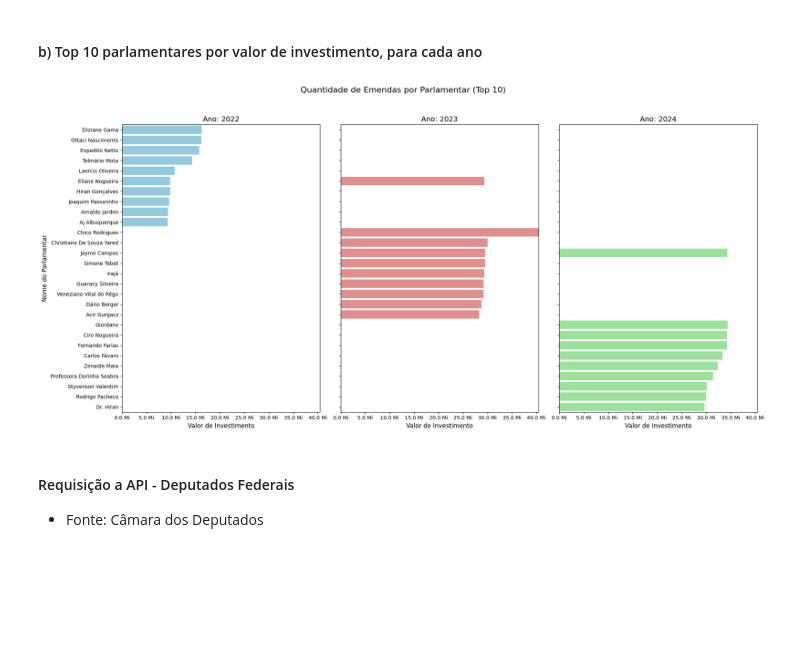
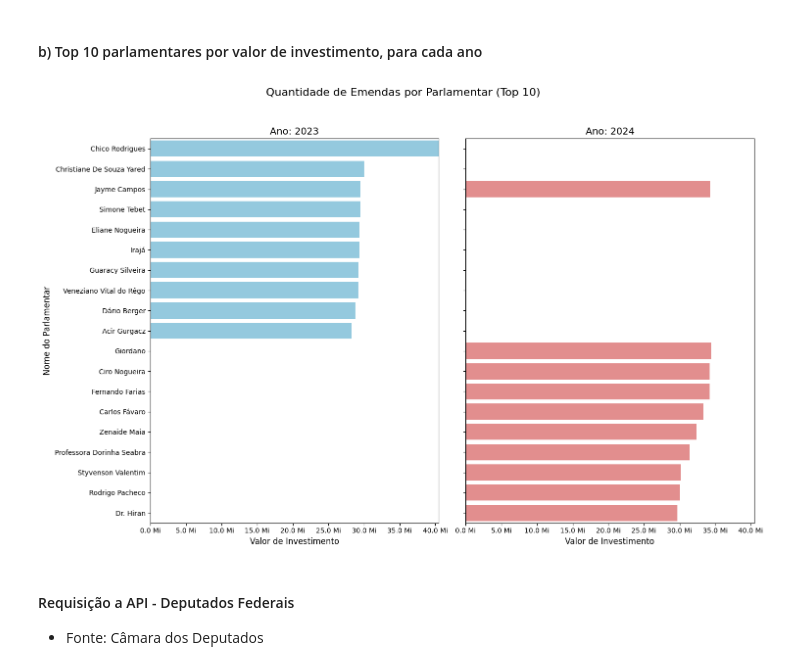
Before and after one commit to halisson-gomides/bootcamps, a Jupyter notebook: X_FNTU_2025/API_especiais_consumindo_dados.ipynb, the cells around one changed output. Saved outputs shown, nothing was run; the diff lists cells and outputs as text; code cells hidden in the pictures; blank space fills up the shorter version.

```diff
--- a/X_FNTU_2025/API_especiais_consumindo_dados.ipynb
+++ b/X_FNTU_2025/API_especiais_consumindo_dados.ipynb
@@ -94,6 +94,8 @@ def api_request(method, url, headers=None, params=None, data=None, json=None, re
             return response.json()
         elif resp_type == 'text':
             return response.text
+        elif resp_type == 'headers':
+            return response.headers
         return response
     except requests.exceptions.RequestException as e:
         print(f"Erro na requisição: {e.__repr__()}")
@@ -176,24 +250,24 @@ df_paes_raw.to_excel('trans_especiais_2022_2024.xlsx', index=False)
 # %%
-df_paes_raw = pd.read_excel('trans_especiais_2022_2024.xlsx', dtype=str)
-df_paes_raw.head()
+df_paes_full = pd.read_excel('trans_especiais_2022_2024.xlsx', dtype=str)
+df_paes_full.head()
 # %% [markdown]
 #### a) Top 10 parlamentares por quantidade de emendas, para cada ano.
 # %%
 # a) Top 10 parlamentares por quantidade de emendas, para cada ano.
-# prompt: baseado no dataframe df_paes_raw, gere 03 gráficos de qtd de emendas por nome_parlamentar_emenda_plano_acao, um para cada ano_emenda_parlamentar_plano_acao.
+# prompt: baseado no dataframe df_paes_full, gere 03 gráficos de qtd de emendas por nome_parlamentar_emenda_plano_acao, um para cada ano_emenda_parlamentar_plano_acao.
 # O gráfico deve ser de barras horizontais, com o nome do parlamentar no eixo Y, com barras agrupadas representando as quantidades de cada ano.
 # Ordene por qtd de emendas do maior para o menor, e exiba apenas os top 10. Exiba cada gráfico em um quadrante e varie as cores das barras para cada ano.
 
 
 # Convertendo a coluna 'ano_emenda_parlamentar_plano_acao' para numérico
-df_paes_raw['ano_emenda_parlamentar_plano_acao'] = pd.to_numeric(df_paes_raw['ano_emenda_parlamentar_plano_acao'], errors='coerce')
+df_paes_full['ano_emenda_parlamentar_plano_acao'] = pd.to_numeric(df_paes_full['ano_emenda_parlamentar_plano_acao'], errors='coerce')
 
 # Agrupando os dados e ordenando
-emendas_por_parlamentar = df_paes_raw.groupby(['nome_parlamentar_emenda_plano_acao', 'ano_emenda_parlamentar_plano_acao']).size().reset_index(name='quantidade')
+emendas_por_parlamentar = df_paes_full.groupby(['nome_parlamentar_emenda_plano_acao', 'ano_emenda_parlamentar_plano_acao']).size().reset_index(name='quantidade')
 emendas_por_parlamentar = emendas_por_parlamentar.sort_values(['ano_emenda_parlamentar_plano_acao', 'quantidade'], ascending=[True, False])
 
 # Criando a figura e os eixos
-fig, axes = plt.subplots(1, 3, figsize=(20, 10), sharey=True)
+fig, axes = plt.subplots(1, 2, figsize=(15, 10), sharey=True)
 fig.suptitle('Quantidade de Emendas por Parlamentar (Top 10)', fontsize=16)
 
 max_value = emendas_por_parlamentar['quantidade'].max()
@@ -218,10 +292,10 @@ plt.show()
 # %%
 # Tirando a prova
 
-df_paes_agrupado = (df_paes_raw.groupby(['nome_parlamentar_emenda_plano_acao', 'ano_emenda_parlamentar_plano_acao'])
+df_paes_agrupado = (df_paes_full.groupby(['nome_parlamentar_emenda_plano_acao', 'ano_emenda_parlamentar_plano_acao'])
 .agg({'numero_emenda_parlamentar_plano_acao': 'count', 'valor_custeio_plano_acao': 'sum', 'valor_investimento_plano_acao': 'sum'})
 .reset_index())
 
-df_paes_agrupado.loc[df_paes_agrupado['ano_emenda_parlamentar_plano_acao'] == 2022].sort_values('numero_emenda_parlamentar_plano_acao', ascending=False).head(10)
+df_paes_agrupado.loc[df_paes_agrupado['ano_emenda_parlamentar_plano_acao'] == 2023].sort_values('numero_emenda_parlamentar_plano_acao', ascending=False).head(10)
 # %% [output]
 |  | nome_parlamentar_emenda_plano_acao | ano_emenda_parlamentar_plano_acao | numero_emenda_parlamentar_plano_acao | valor_custeio_plano_acao | ... |
@@ -240,29 +314,29 @@ df_paes_agrupado.loc[df_paes_agrupado['ano_emenda_parlamentar_plano_acao'] == 20
 # %%
 # b) Top 10 parlamentares por valor de investimento, para cada ano
 
 # Obtem o valor máximo de 'valor_investimento_plano_acao' independente do ano
 max_value = df_paes_agrupado['valor_investimento_plano_acao'].max()
 
 # Criando a figura e os eixos
-fig, axes = plt.subplots(1, 3, figsize=(20, 10), sharey=True)
+fig, axes = plt.subplots(1, 2, figsize=(15, 10), sharey=True)
 fig.suptitle('Quantidade de Emendas por Parlamentar (Top 10)', fontsize=16)
 
 for i, ano in enumerate(anos):
   ax = axes[i]
   df_ano = df_paes_agrupado.loc[df_paes_agrupado['ano_emenda_parlamentar_plano_acao'] == ano].sort_values('valor_investimento_plano_acao', ascending=False).head(10)
 
   sns.barplot(x='valor_investimento_plano_acao', y='nome_parlamentar_emenda_plano_acao', data=df_ano, ax=ax, color=cores[i], orient='h')
 
   ax.set_title(f'Ano: {int(ano)}', fontsize=14)
   ax.set_xlabel('Valor de Investimento', fontsize=12)
   ax.set_ylabel('Nome do Parlamentar', fontsize=12)
   ax.set_xlim(0, max_value) # mantém a mesma escala de valores entre os anos
   ax.xaxis.set_major_formatter(ticker.FuncFormatter(millions_formatter))
 
 plt.tight_layout(rect=[0, 0.03, 1, 0.95])
 plt.show()
 # %% [output]
-[figure, old version]
+[figure, new version]
 # %% [markdown]
 #### Requisição a API - Deputados Federais
 - Fonte: Câmara dos Deputados
```
Also changed, not shown: parts of 14 cells of this notebook.
